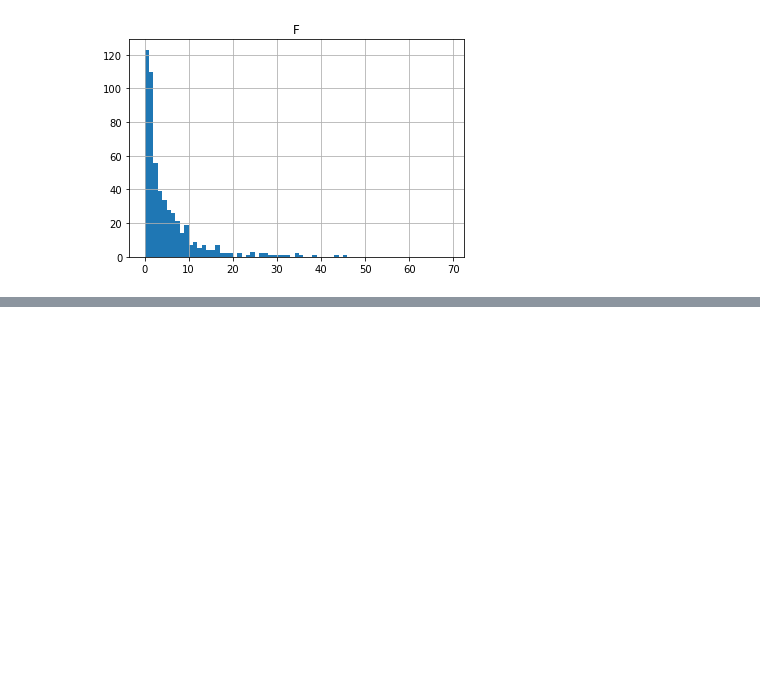
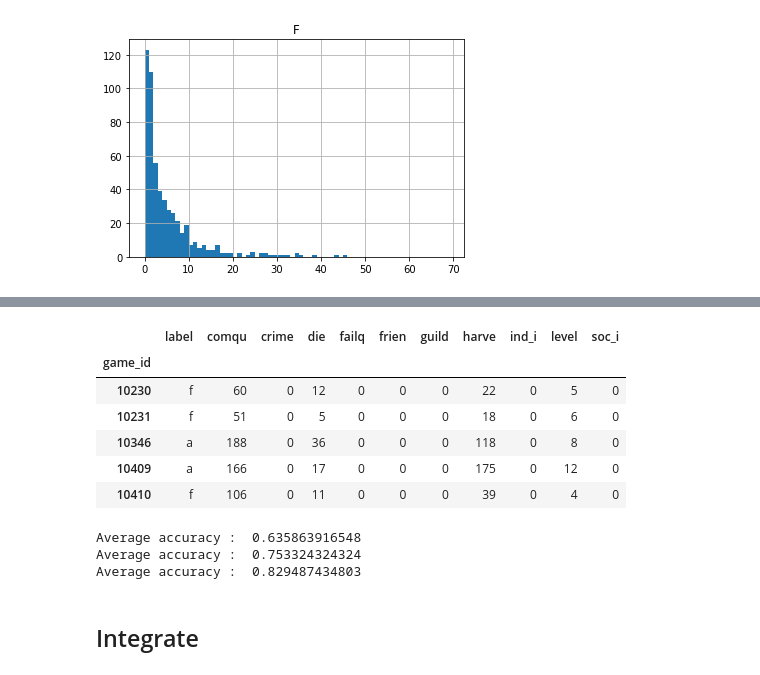
Before and after one commit to JDCha/NLP, a Jupyter notebook: select_feature.ipynb, the cells around one changed output, grey strips where cells are left out. Saved outputs shown, nothing was run; the diff lists cells and outputs as text; code cells hidden in the pictures; blank space fills up the shorter version.

```diff
--- a/select_feature.ipynb
+++ b/select_feature.ipynb
@@ -420,0 +671,2 @@ plt.show()
+# %%
+stat = pd.read_csv('./oneday_log.csv')
@@ -420,0 +682,3 @@ plt.show()
+# %%
+labels =  pd.read_csv('./dataset/cbt5_oneday_label.csv')
+labels.head()
@@ -420,0 +692,2 @@ plt.show()
+# %%
+newdata = labels.set_index('game_id').join(stat.set_index('game_id'))
@@ -420,0 +696,10 @@ plt.show()
+# %%
+newdata.head()
+# %% [output]
+|  | label | comqu | crime | die | failq | frien | guild | harve | ind_i | level | soc_i |
+| game_id |  |  |  |  |  |  |  |  |  |  |  |
+| 10230 | f | 60 | 0 | 12 | 0 | 0 | 0 | 22 | 0 | 5 | 0 |
+| 10231 | f | 51 | 0 | 5 | 0 | 0 | 0 | 18 | 0 | 6 | 0 |
+| 10346 | a | 188 | 0 | 36 | 0 | 0 | 0 | 118 | 0 | 8 | 0 |
+| 10409 | a | 166 | 0 | 17 | 0 | 0 | 0 | 175 | 0 | 12 | 0 |
+| 10410 | f | 106 | 0 | 11 | 0 | 0 | 0 | 39 | 0 | 4 | 0 |
@@ -420,0 +709,21 @@ plt.show()
+# %%
+from sklearn.model_selection import cross_val_score
+import numpy as np
+
+sgd = SGDClassifier()
+scores = cross_val_score(sgd, X,Y, cv=10)
+print ("Average accuracy : ",np.average(scores))
+
+nb = MultinomialNB()
+scores = cross_val_score(nb, X,Y, cv=10)
+print ("Average accuracy : ",np.average(scores))
+
+lg = LogisticRegression()
+scores = cross_val_score(lg, X,Y, cv=10)
+print ("Average accuracy : ",np.average(scores))
+# %% [output]
+Average accuracy :  0.635863916548
+Average accuracy :  0.753324324324
+Average accuracy :  0.829487434803
+# %% [markdown]
+## Integrate
```
Also changed, not shown: parts of 56 cells of this notebook, 2 other files.
